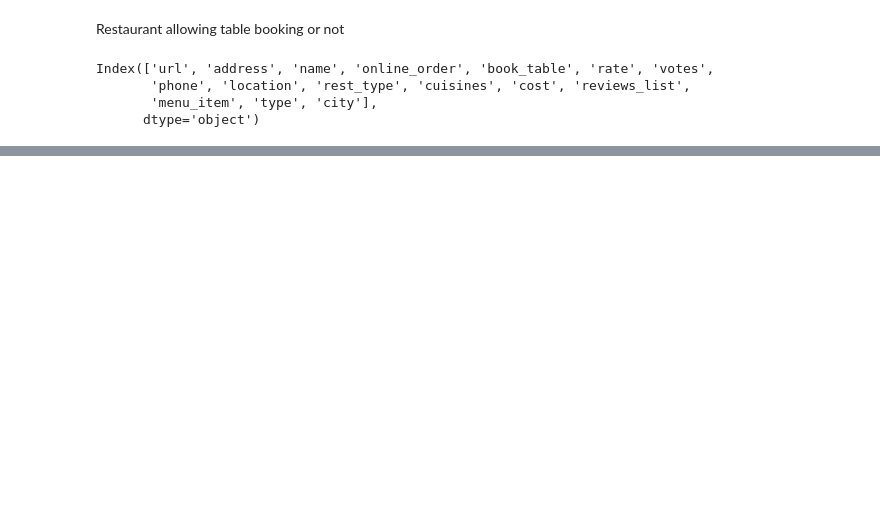
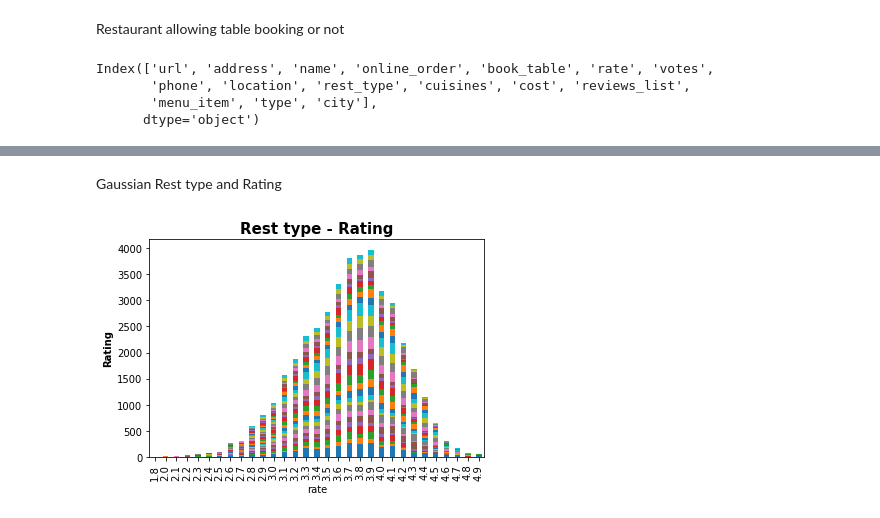
Before and after one commit to princepriyadarshi2017/ZOMATO-EDA, a Jupyter notebook: zomato_Eda.ipynb, the cells around one changed output, grey strips where cells are left out. Cells and saved outputs as stored; diff of their text form; code cells hidden in the pictures; blank space fills up the shorter version.

```diff
--- a/zomato_Eda.ipynb
+++ b/zomato_Eda.ipynb
@@ -303,0 +305,10 @@ Text(0.5, 1.0, 'Restaurants booking table or not')
+# %% [markdown]
+Gaussian Rest type and Rating
+# %%
+loc_plt*pd.crosstab(droped_df['rate'],droped_df['rest_type'])
+loc_plt.plot(kind='bar',stacked=True)
+plt.title('Rest type - Rating',fontsize=15,fontweight='bold')
+plt.ylabel('Rating',fontsize=10,fontweight='bold')
+plt.legend().remove()
+# %% [output]
+[figure, added]
```
Also changed, not shown: parts of 14 cells of this notebook.
